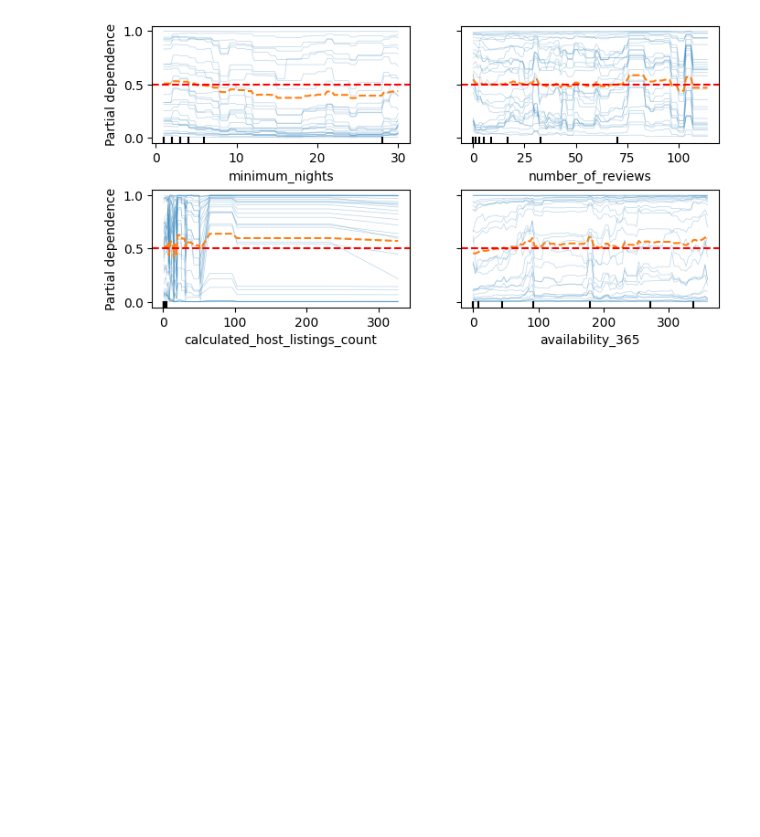
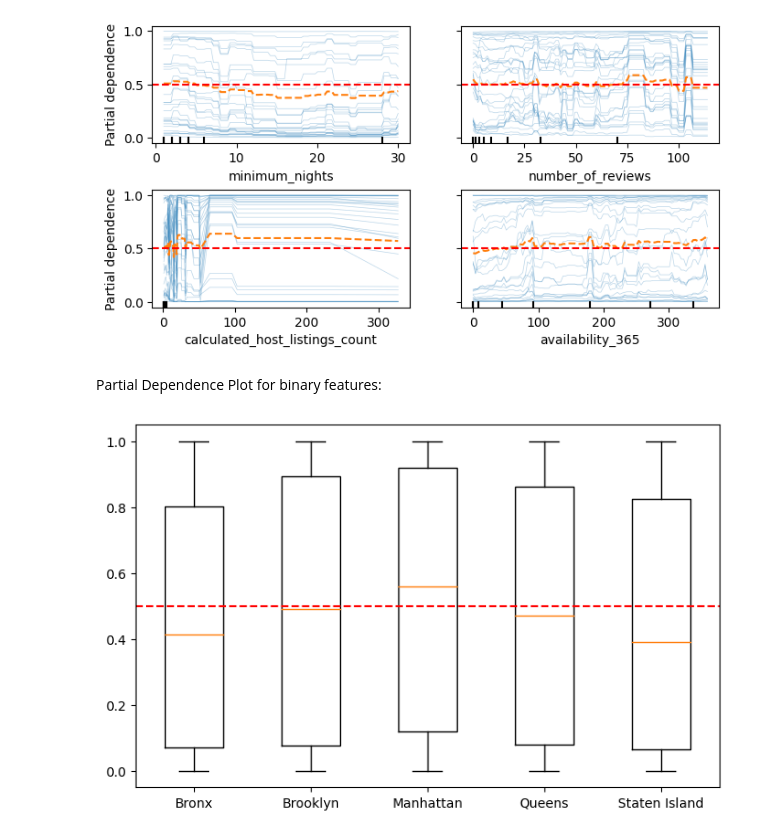
Before and after one commit to jeremysb1/xgboost, a Jupyter notebook: best_practices.ipynb, the cells around one changed output. Cells and saved outputs as stored; diff of their text form; code cells hidden in the pictures; blank space fills up the shorter version.

Commit message:
added a Partial Dependence Plot for binary features

```diff
--- a/best_practices.ipynb
+++ b/best_practices.ipynb
@@ -220,3 +220,21 @@ for ax in axes.flatten():
 plt.show()
 # %% [output]
 [figure]
+# %% [markdown]
+Partial Dependence Plot for binary features:
+# %%
+from sklearn.inspection import partial_dependence
+import matplotlib.pyplot as plt
+
+pd_ice = partial_dependence(model_pipeline, X=data,
+                            features=['neighbourhood_group'],
+                            kind='both')
+
+fig = plt.figure(figsize=(8, 5))
+ax = fig.add_subplot(1, 1, 1)
+labels = np.ravel(pd_ice['values'])
+plt.boxplot(pd_ice["individual"].squeeze(), labels=labels)
+ax.axhline(y=0.5, color='red', linestyle='--')
+plt.show()
+# %% [output]
+[figure, added]
```
